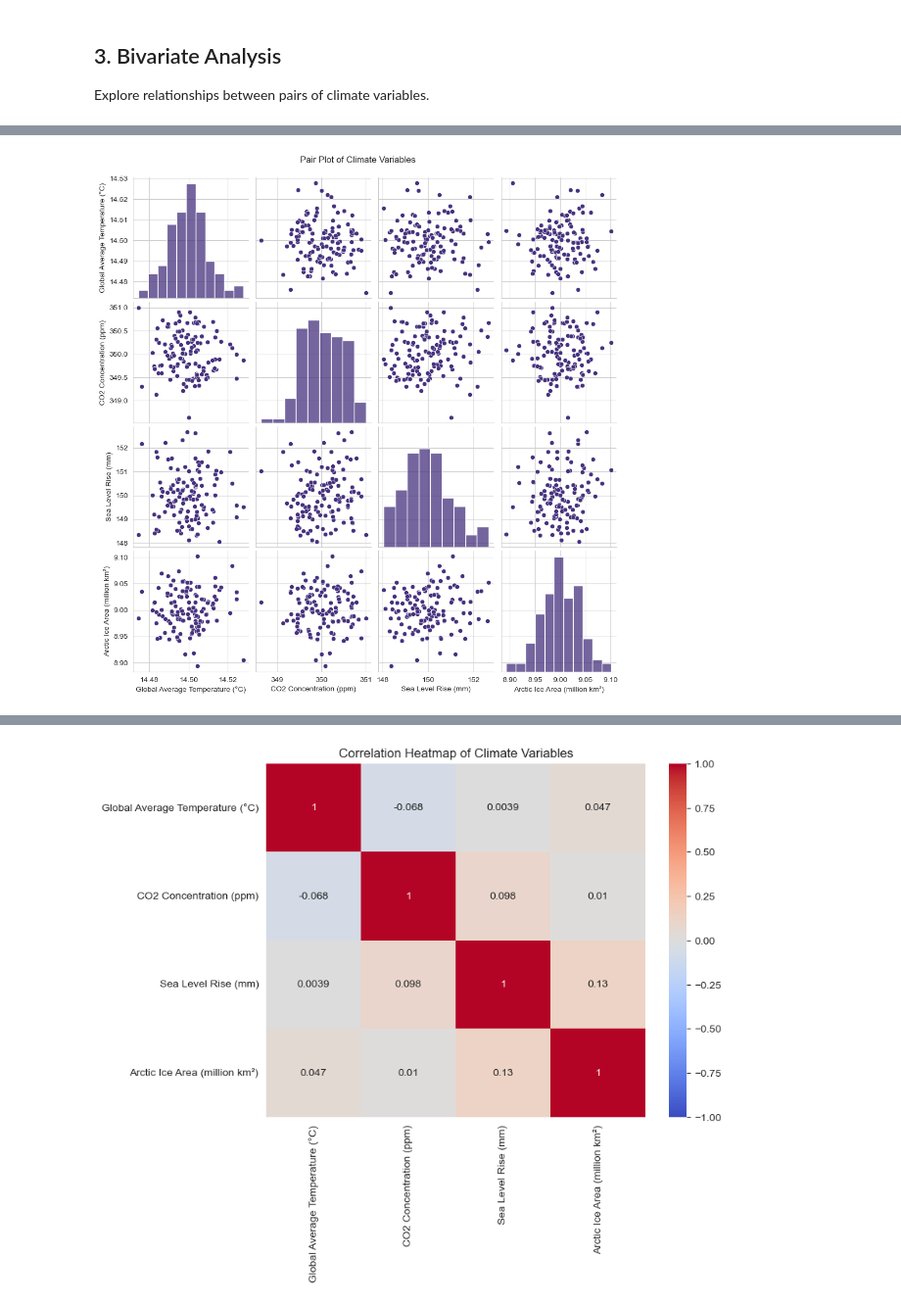
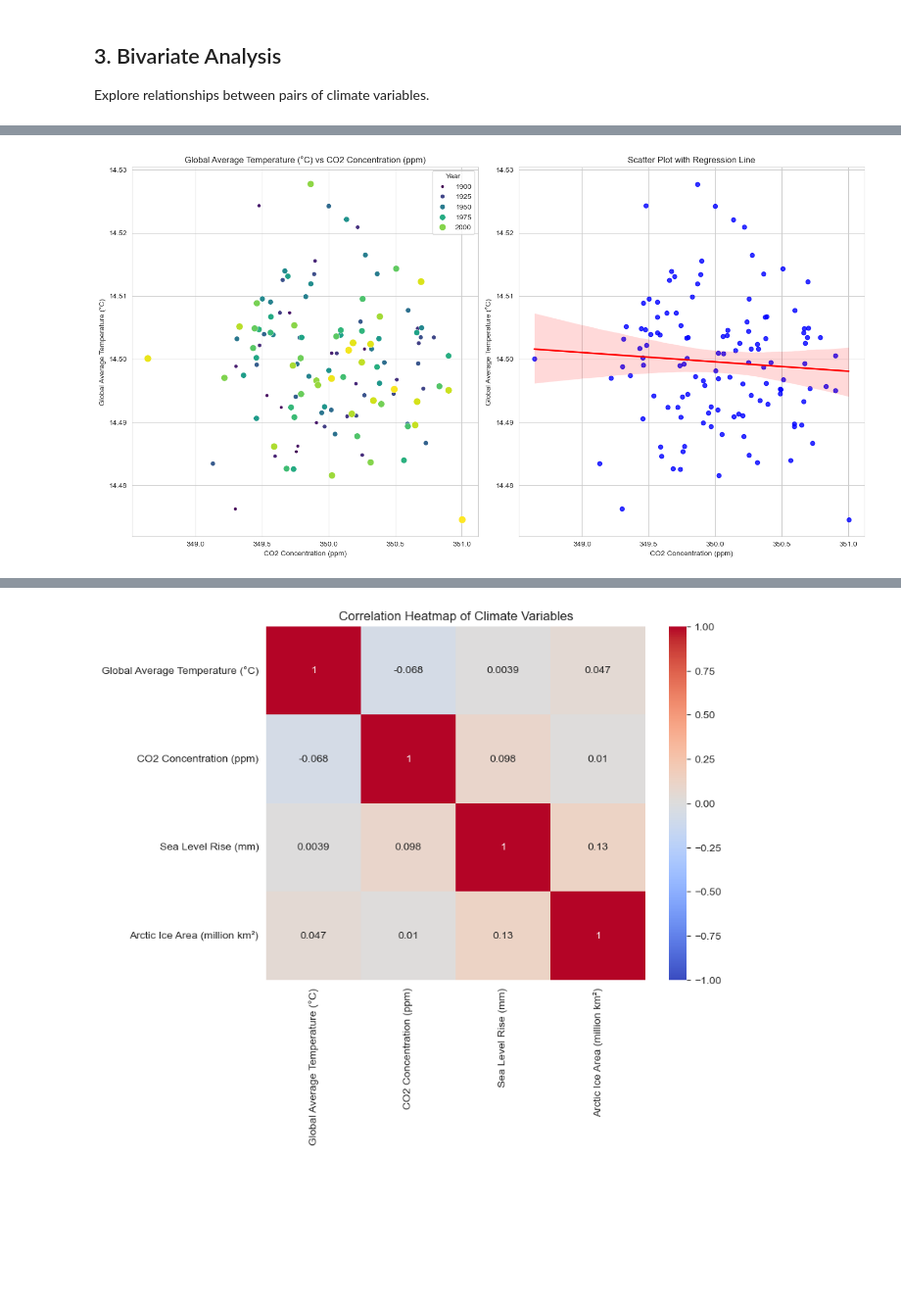
Before and after one commit to Omdena-NIC-Nepal/complete-eda-curious-coders, a Jupyter notebook: climate_eda.ipynb, the cells around one changed output, grey strips where cells are left out. Shown at 98% size. Cells and saved outputs as stored; diff of their text form; code cells hidden in the pictures; blank space fills up the shorter version.

```diff
--- a/climate_eda.ipynb
+++ b/climate_eda.ipynb
@@ -274,7 +253,21 @@ plt.show()
-# %%
-# Pair plot for all variables
-sns.pairplot(yearly_data[[avg_temperature, co2_concentration, sea_level_rise, arctic_ice_area]])
-plt.suptitle('Pair Plot of Climate Variables', y=1.02)
-plt.show()
-# %% [output]
-[figure, removed]
+# %%
+# function for scatter plot with regplot
+def scatter_regplot(data, x, y):
+    plt.figure(figsize=(15, 8))
+    plt.subplot(1, 2, 1)
+    sns.scatterplot(data=data, x=x, y=y,  hue=year, size=year, sizes=(20,100), palette="viridis")
+    plt.title(f"{y} vs {x}")
+    plt.grid(True)
+
+    # Regplot with Best-Fit Line
+    plt.subplot(1, 2, 2)
+    sns.regplot(x=x, y=y, data=data, scatter_kws={'color': 'blue'}, line_kws={'color': 'red'})
+    plt.title("Scatter Plot with Regression Line")
+    plt.tight_layout()
+    plt.show()
+    return
+# %%
+# Scatter plot: Temperature vs CO2 Concentration
+scatter_regplot(yearly_data,co2_concentration,avg_temperature)
+# %% [output]
+[figure, added]
```
Also changed, not shown: parts of 19 cells of this notebook, 2 other files.
